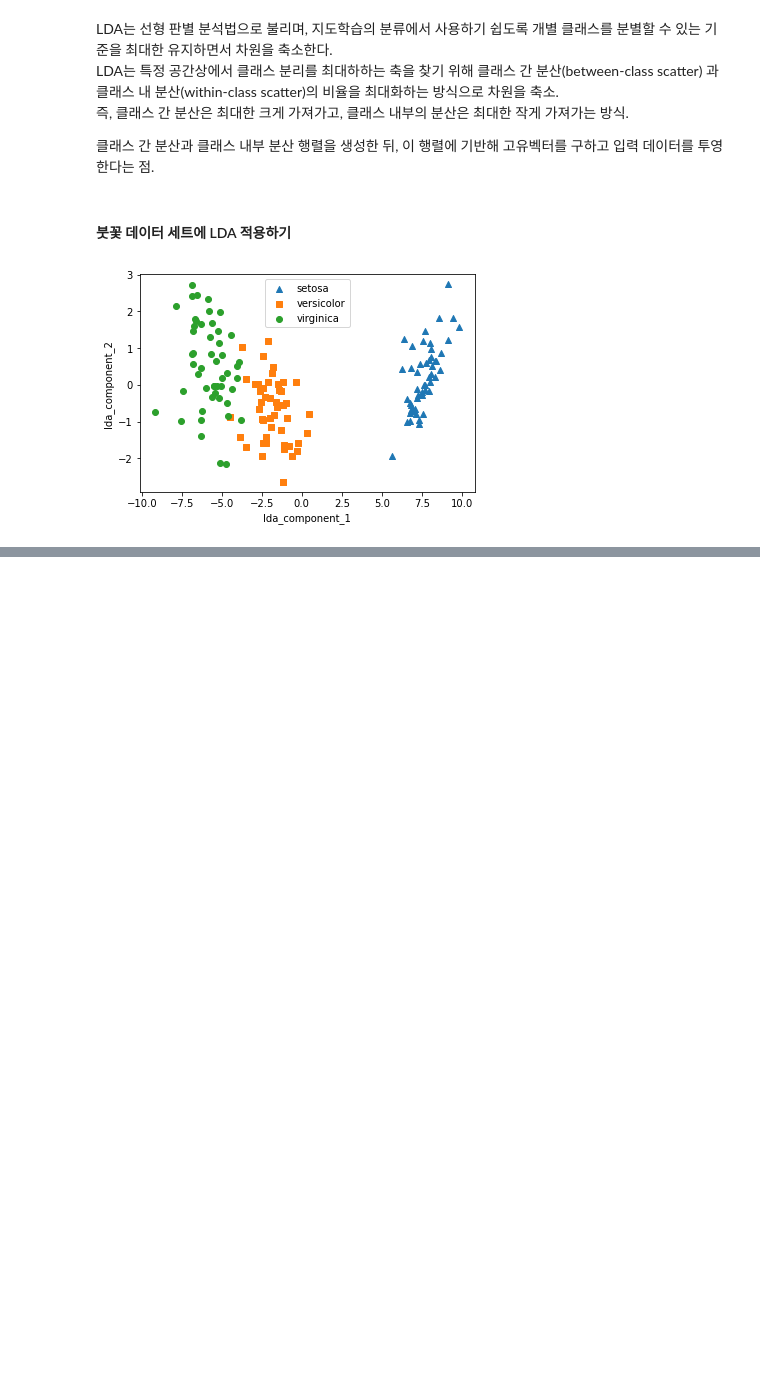
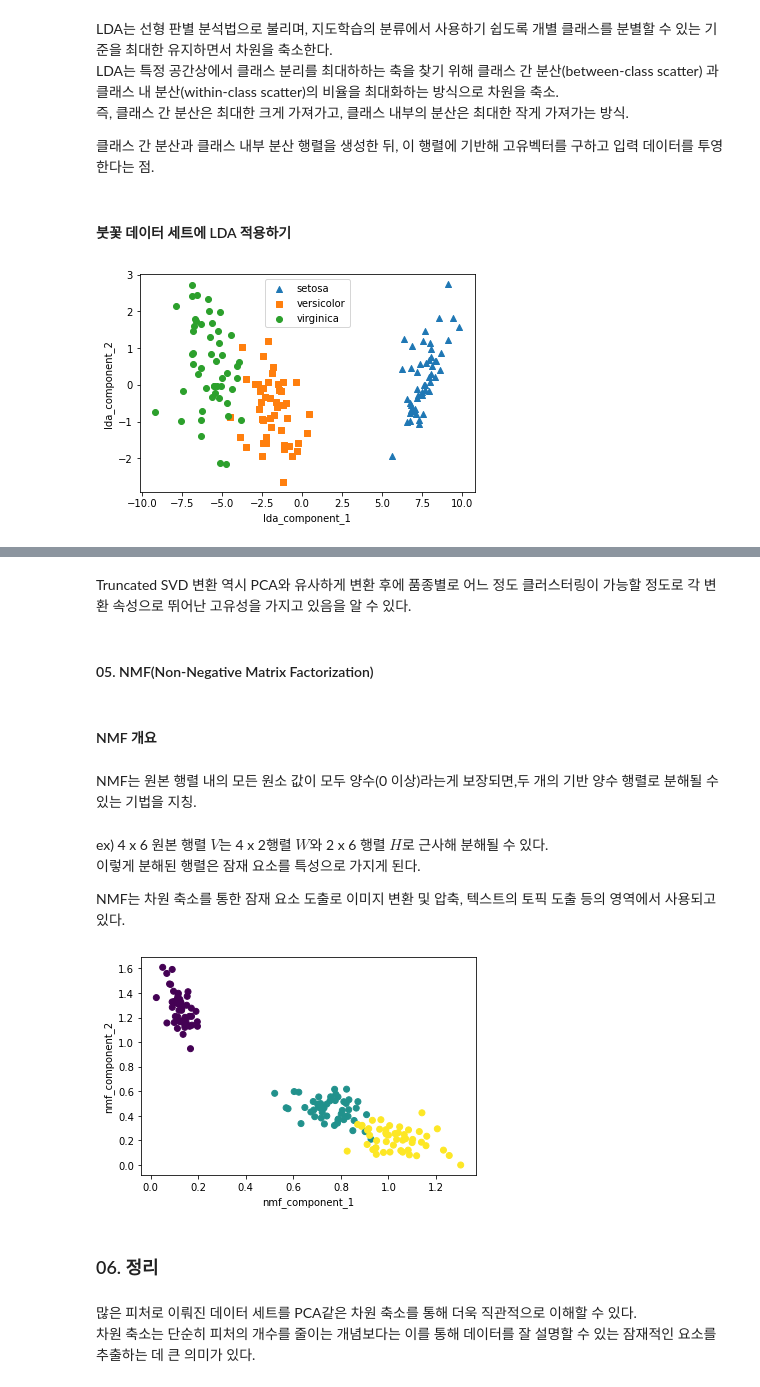
Before and after one commit to jinyoungsul/MachineLearning, a Jupyter notebook: 머신러닝/06. 차원축소.ipynb, the cells around one changed output, grey strips where cells are left out. Cells and saved outputs as stored; diff of their text form; code cells hidden in the pictures; blank space fills up the shorter version.

```diff
--- a/머신러닝/06. 차원축소.ipynb
+++ b/머신러닝/06. 차원축소.ipynb
@@ -208,0 +296,36 @@ plt.show()
+# %% [markdown]
+Truncated SVD 변환 역시 PCA와 유사하게 변환 후에 품종별로 어느 정도 클러스터링이 가능할 정도로 각 변환 속성으로 뛰어난 고유성을 가지고 있음을 알 수 있다.
+# %% [markdown]
+#### 05. NMF(Non-Negative Matrix Factorization)
+# %% [markdown]
+#### NMF 개요
+# %% [markdown]
+NMF는 원본 행렬 내의 모든 원소 값이 모두 양수(0 이상)라는게 보장되면,두 개의 기반 양수 행렬로 분해될 수 있는 기법을 지칭.
+# %% [markdown]
+ex) 4 x 6 원본 행렬 $V$는 4 x 2행렬 $W$와 2 x 6 행렬 $H$로 근사해 분해될 수 있다.<br>
+이렇게 분해된 행렬은 잠재 요소를 특성으로 가지게 된다.<br>
+
+NMF는 차원 축소를 통한 잠재 요소 도출로 이미지 변환 및 압축, 텍스트의 토픽 도출 등의 영역에서 사용되고 있다.
+# %%
+from sklearn.datasets import load_iris
+from sklearn.decomposition import NMF
+
+import matplotlib.pyplot as plt
+
+iris = load_iris()
+
+nmf = NMF(n_components=2)
+nmf.fit(iris.data)
+nmf_iris = nmf.transform(iris.data)
+
+plt.scatter(nmf_iris[:, 0], nmf_iris[:, 1], c=iris.target)
+plt.xlabel('nmf_component_1')
+plt.ylabel('nmf_component_2')
+plt.show()
+# %% [output]
+[figure, added]
+# %% [markdown]
+### 06. 정리
+# %% [markdown]
+많은 피처로 이뤄진 데이터 세트를 PCA같은 차원 축소를 통해 더욱 직관적으로 이해할 수 있다.<br>
+차원 축소는 단순히 피처의 개수를 줄이는 개념보다는 이를 통해 데이터를 잘 설명할 수 있는 잠재적인 요소를 추출하는 데 큰 의미가 있다.
```
Also changed, not shown: parts of 11 cells of this notebook.
